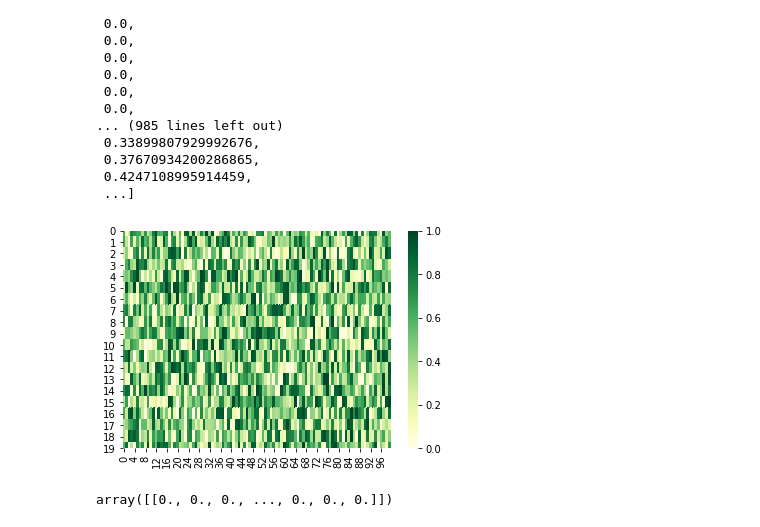
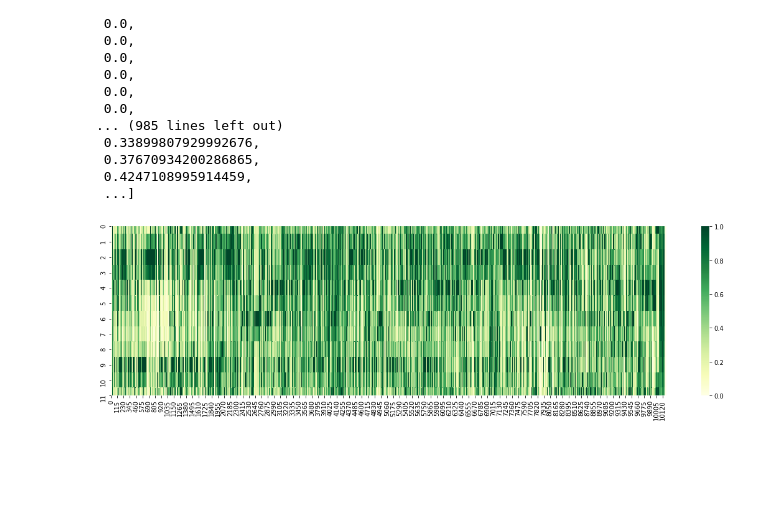
Before and after one commit to pcchencode/chords_recogn, a Jupyter notebook: chroma.ipynb, the cells around one changed output. Saved outputs shown, nothing was run; the diff lists cells and outputs as text; code cells hidden in the pictures; blank space fills up the shorter version.

Commit message:
plot chroma_stft

```diff
--- a/chroma.ipynb
+++ b/chroma.ipynb
@@ -72,14 +72,14 @@ chroma_stft[0]
 # %%
 #### import numpy as np
 import seaborn as sns # 用來畫 heatmap, 輸入要是 np.array
 import matplotlib.pylab as plt
 
-uniform_data = np.random.rand(20, 100)
-ax = sns.heatmap(uniform_data, vmin=0, vmax=1, cmap="YlGn")
-plt.show()
+lst = [chroma_stft[i] for i in range(0, 12)]
+chroma_lst = np.array(lst)
+
+plt.figure(figsize = (20,5))
+uniform_data = np.random.rand(12, 10186)
+ax = sns.heatmap(chroma_lst, vmin=0, vmax=1, cmap="YlGn")
+plt.show() # 畫出12個半音的能量分佈圖
 # %% [output]
-[figure, old version]
+[figure, new version]
-# %%
-np.array([chroma_stft[0]])
-# %% [output]
-array([[0., 0., 0., ..., 0., 0., 0.]])
```
Also changed, not shown: parts of 3 cells of this notebook.
